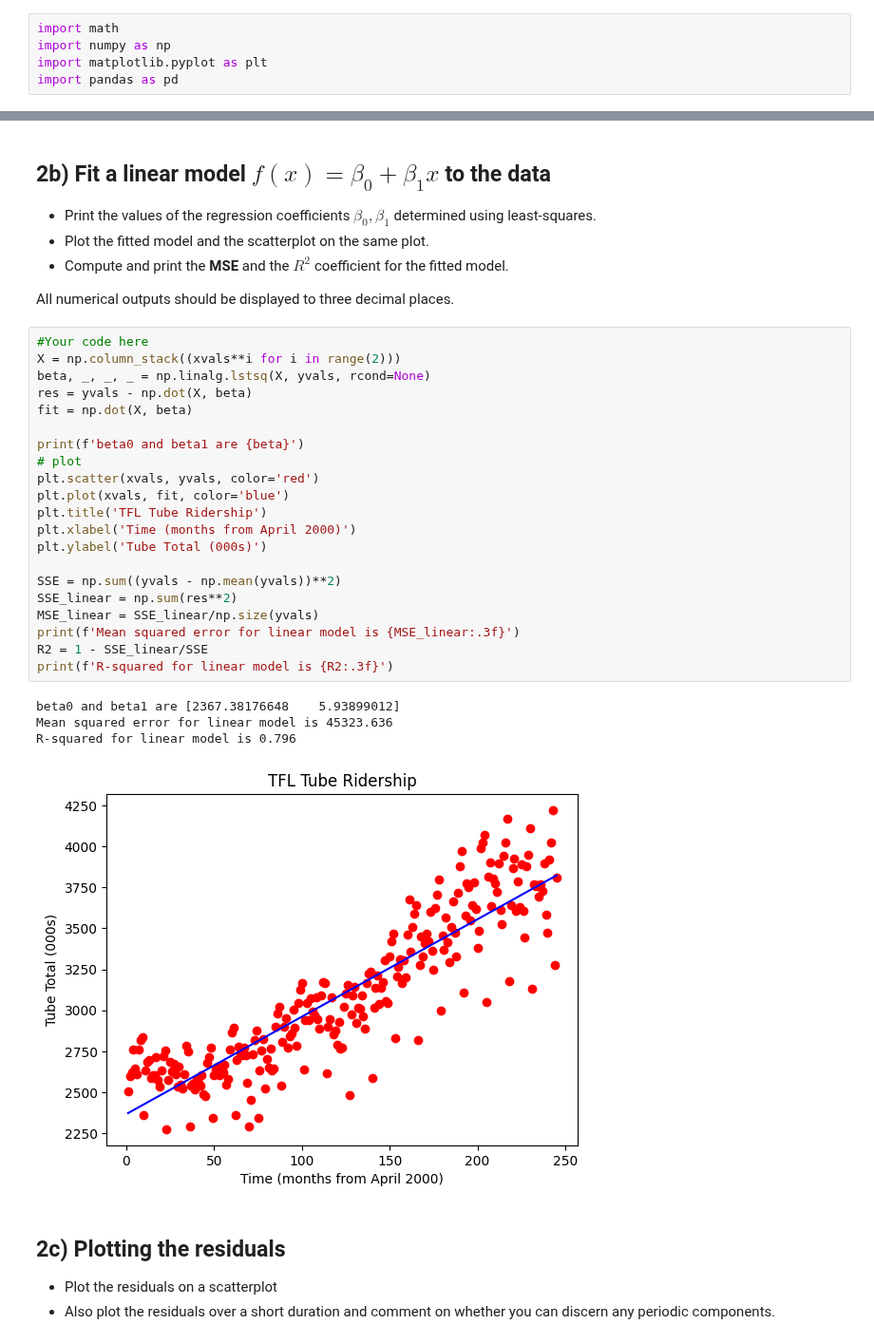
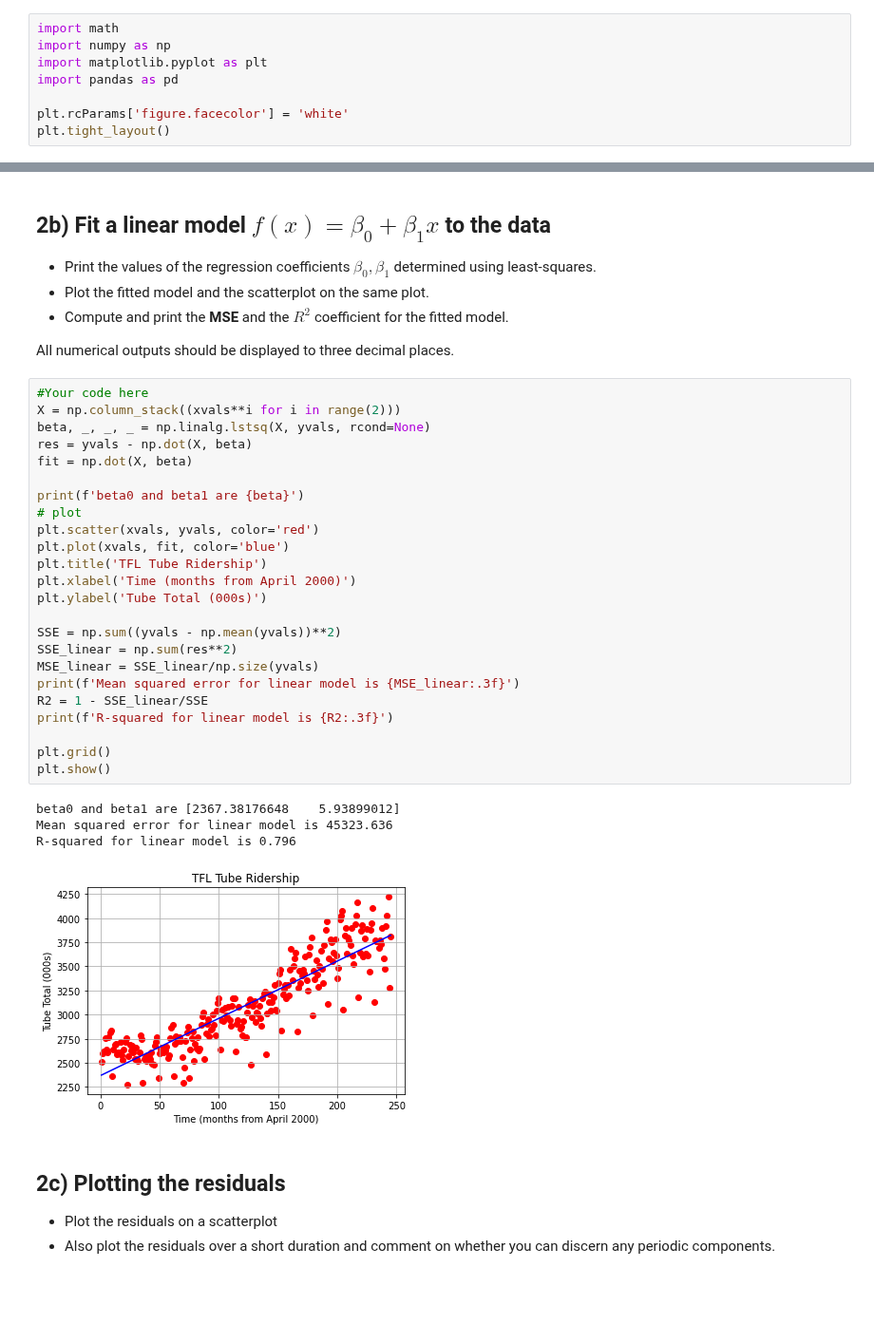
Before and after one commit to lpender3672/MEng-CW, a Jupyter notebook: IB/Data_Science/Exercises/03 Exercise Notebook 3.ipynb, the cells around one changed output, grey strips where cells are left out. Shown at 95% size. Cells and saved outputs as stored; diff of their text form; blank space fills up the shorter version.

```diff
--- a/IB/Data_Science/Exercises/03 Exercise Notebook 3.ipynb
+++ b/IB/Data_Science/Exercises/03 Exercise Notebook 3.ipynb
@@ -11,3 +11,6 @@ import math
 import numpy as np
 import matplotlib.pyplot as plt
 import pandas as pd
+
+plt.rcParams['figure.facecolor'] = 'white'
+plt.tight_layout()
@@ -75,29 +81,32 @@ All numerical outputs should be displayed to three decimal places.
 # %%
 #Your code here
 X = np.column_stack((xvals**i for i in range(2)))
 beta, _, _, _ = np.linalg.lstsq(X, yvals, rcond=None)
 res = yvals - np.dot(X, beta)
 fit = np.dot(X, beta)
 
 print(f'beta0 and beta1 are {beta}')
 # plot
 plt.scatter(xvals, yvals, color='red')
 plt.plot(xvals, fit, color='blue')
 plt.title('TFL Tube Ridership')
 plt.xlabel('Time (months from April 2000)')
 plt.ylabel('Tube Total (000s)')
 
 SSE = np.sum((yvals - np.mean(yvals))**2)
 SSE_linear = np.sum(res**2)
 MSE_linear = SSE_linear/np.size(yvals)
 print(f'Mean squared error for linear model is {MSE_linear:.3f}')
 R2 = 1 - SSE_linear/SSE
 print(f'R-squared for linear model is {R2:.3f}')
+
+plt.grid()
+plt.show()
 # %% [output]
 beta0 and beta1 are [2367.38176648    5.93899012]
 Mean squared error for linear model is 45323.636
 R-squared for linear model is 0.796
-[figure, old version]
+[figure, new version]
 # %% [markdown]
 ## 2c)  Plotting the residuals
 
```
Also changed, not shown: parts of 6 cells of this notebook, 3 other files.
